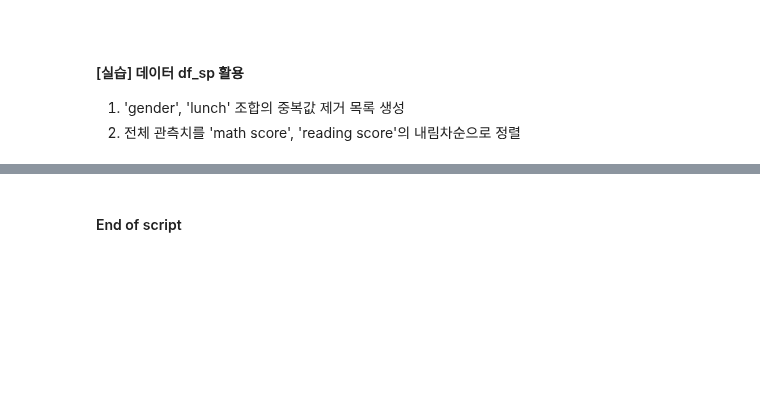
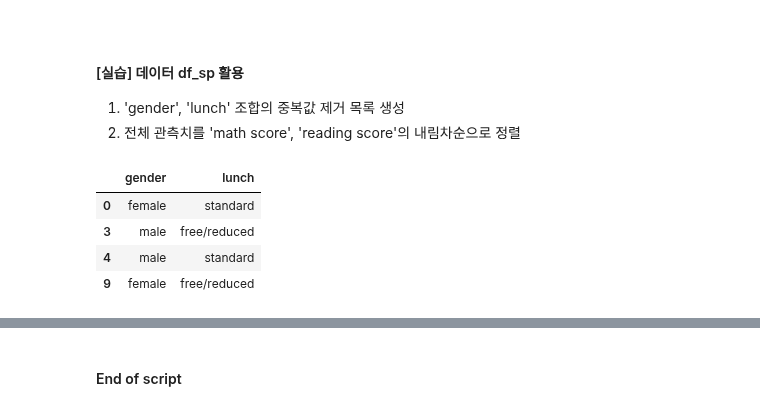
Before and after one commit to jonhpark7966/fastcampus_python_data_analysis, a Jupyter notebook: 20231205_remote/03_데이터 전처리 기초.ipynb, the cells around one changed output, grey strips where cells are left out. Cells and saved outputs as stored; diff of their text form; code cells hidden in the pictures; blank space fills up the shorter version.

```diff
--- a/20231205_remote/03_데이터 전처리 기초.ipynb
+++ b/20231205_remote/03_데이터 전처리 기초.ipynb
@@ -518,3 +546,11 @@ df_ins.head()
 
 1. 'gender', 'lunch' 조합의 중복값 제거 목록 생성
 2. 전체 관측치를 'math score', 'reading score'의 내림차순으로 정렬
+# %%
+df_sp[['gender', 'lunch']].drop_duplicates()
+# %% [output]
+|  | gender | lunch |
+| 0 | female | standard |
+| 3 | male | free/reduced |
+| 4 | male | standard |
+| 9 | female | free/reduced |
```
Also changed, not shown: parts of 5 cells of this notebook, 2 other files.
